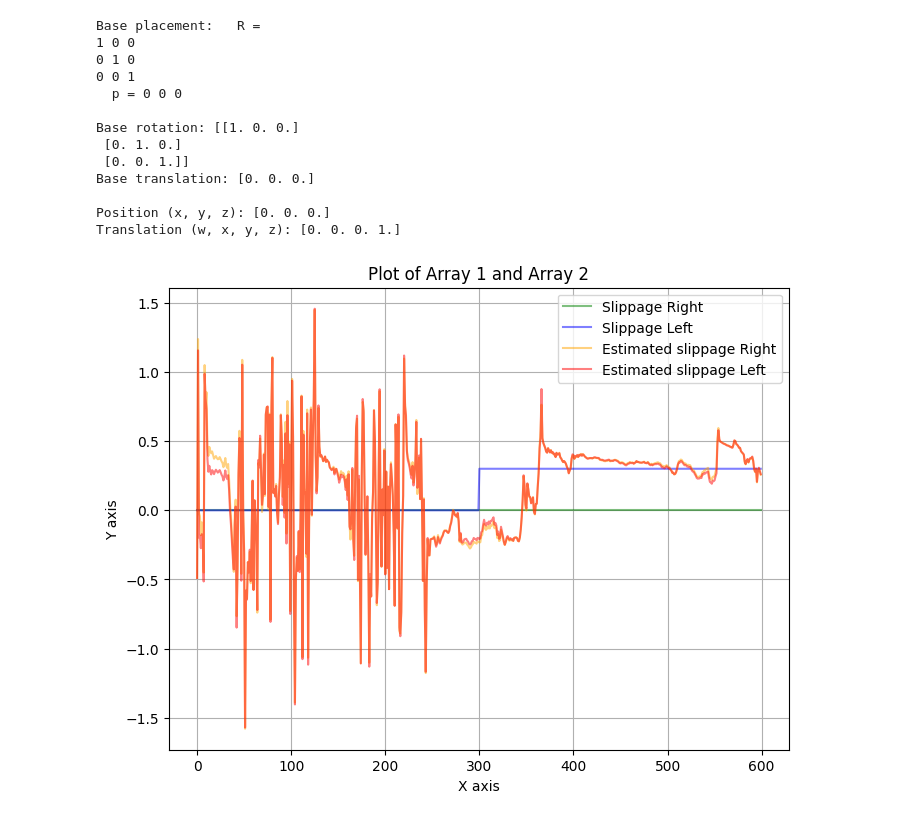
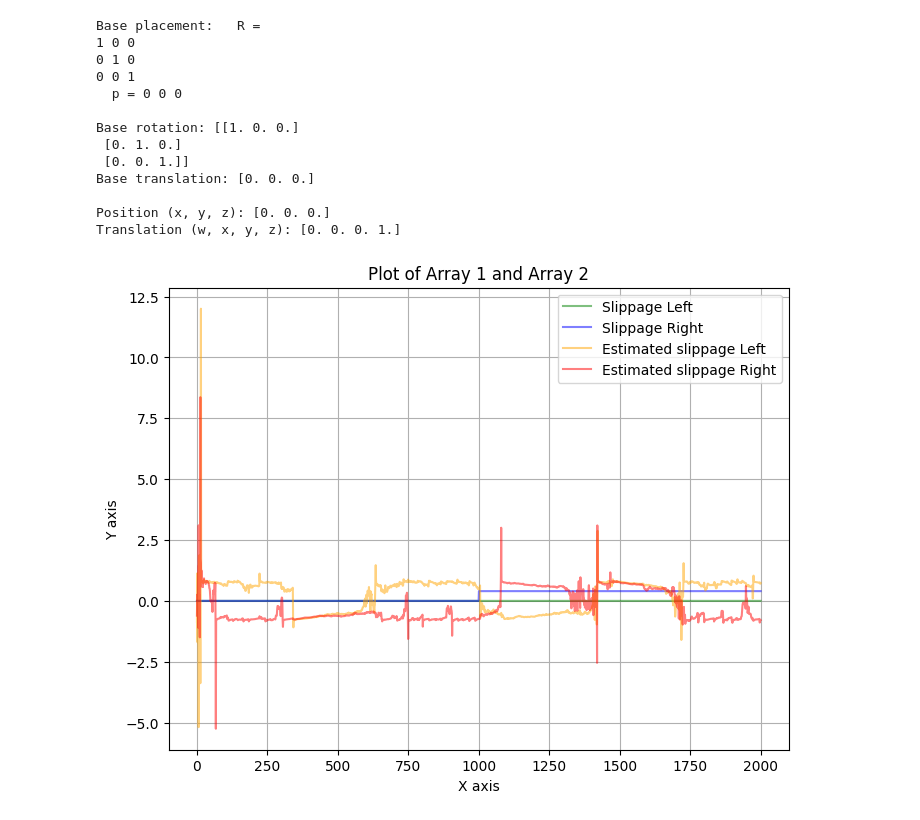
Before and after one commit to francomano/ukf_test, a Jupyter notebook: main.ipynb, the cells around one changed output. Cells and saved outputs as stored; diff of their text form; code cells hidden in the pictures.

Commit message:
fix plot

```diff
--- a/main.ipynb
+++ b/main.ipynb
@@ -103,16 +103,16 @@ est_pos = []
 est_params = []
 
 # Loop for the simulation
-for i in tqdm(range(600),"process"):
+for i in tqdm(range(2000),"process"):
     # Compute all dynamics terms
     pin.computeAllTerms(model, data, q, v)
 
     # Compute the torques
     tau = contr.command(ukf_est.x)
 
-    if i >= 300:
+    if i >= 1000:
         iL = 0
-        iR = 0.3
+        iR = 0.5
 
     x_robot = ode4.ode4(model, data, x_robot, dt, tau, iL, iR)
 
@@ -132,35 +132,35 @@ robot_pos = np.array(robot_pos)
 est_pos = np.array(est_pos)
 
 
 
 # Extracting x and y coordinates
 x1, y1 = robot_pos[:, 0], robot_pos[:, 1]
 x2, y2 = est_pos[:, 0], est_pos[:, 1]
 
 slip_L, slip_R = np.array(slipp_params)[:, 0], np.array(slipp_params)[:, 1]
 est_L, est_R = np.array(est_params)[:, 0], np.array(est_params)[:, 1]
 
 # Plotting
 plt.figure(figsize=(8, 6))  # Set the figure size for better visibility
 #plt.plot(x1, y1, color='blue', label='Robot pos', alpha=0.5)  # Plot points from array1
 #plt.plot(x2, y2, color='red', label='Estimated', alpha=0.5)  # Plot points from array2
 
-plt.plot(slip_L, color='green', label='Slippage Right', alpha=0.5)
-plt.plot(slip_R, color='blue', label='Slippage Left', alpha=0.5)
-plt.plot(est_L, color='orange', label='Estimated slippage Right', alpha=0.5)  # Plot points from array2
-plt.plot(est_R, color='red', label='Estimated slippage Left', alpha=0.5)  # Plot points from array2
+plt.plot(slip_L, color='green', label='Slippage Left', alpha=0.5)
+plt.plot(slip_R, color='blue', label='Slippage Right', alpha=0.5)
+plt.plot(est_L, color='orange', label='Estimated slippage Left', alpha=0.5)  # Plot points from array2
+plt.plot(est_R, color='red', label='Estimated slippage Right', alpha=0.5)  # Plot points from array2
 
 # Set labels and title
 plt.xlabel('X axis')
 plt.ylabel('Y axis')
 plt.title('Plot of Array 1 and Array 2')
 
 # Fix axis scale
 # plt.axis('equal')  # To keep the aspect ratio consistent
 
 
 plt.legend()  # To add a legend to differentiate the arrays
 plt.grid(True)  # Optionally, add a grid for better readability
 plt.show()
 # %% [output]
-[figure, old version]
+[figure, new version]
```
Also changed, not shown: 1 other file.
